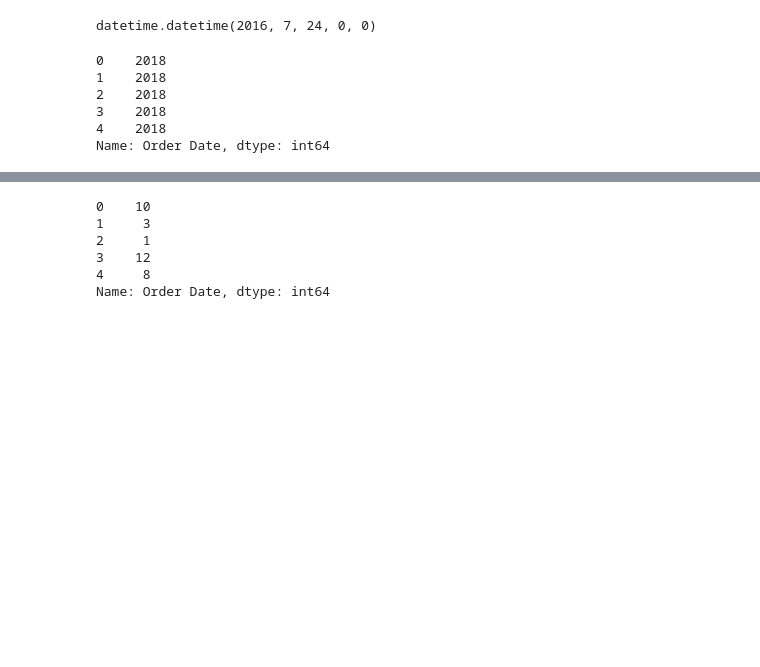
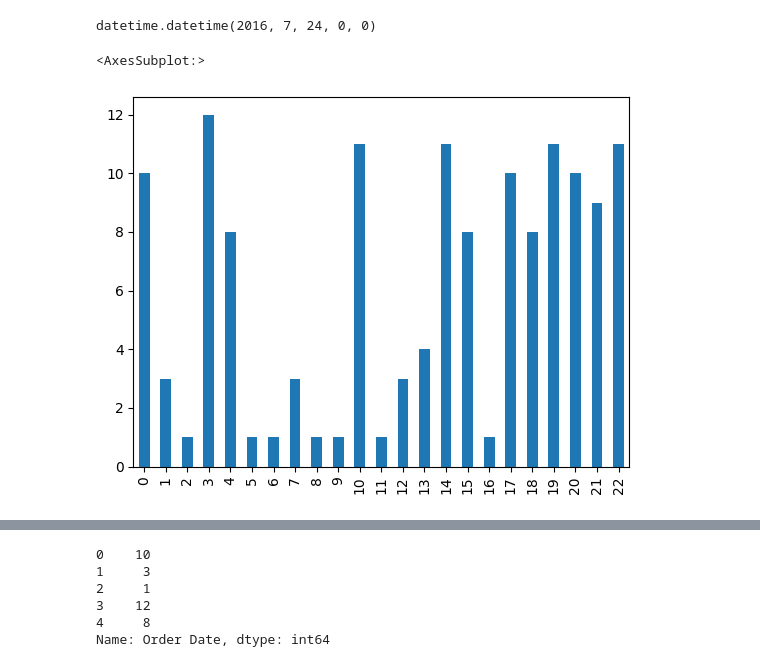
Before and after one commit to 960Subhamsingh/Python_Tutorial, a Jupyter notebook: 08_Data and Time/datetime.ipynb, the cells around one changed output, grey strips where cells are left out. Drawn from its saved outputs; the diff is of its cells as text; code cells hidden in the pictures; blank space fills up the shorter version.

```diff
--- a/08_Data and Time/datetime.ipynb
+++ b/08_Data and Time/datetime.ipynb
@@ -150,11 +150,7 @@ data = pd.read_csv('E:\excel\Orders.csv')
 # %%
 data['Order Date'] = pd.to_datetime(data['Order Date'])
 # %%
-data['Order Date'].dt.year.head()
+data['Order Date'].dt.month.head(23).plot.bar()
 # %% [output]
-0    2018
-1    2018
-2    2018
-3    2018
-4    2018
-Name: Order Date, dtype: int64
+<AxesSubplot:>
+[figure, added]
```
Also changed, not shown: parts of 1 cell of this notebook, 3 other files.
